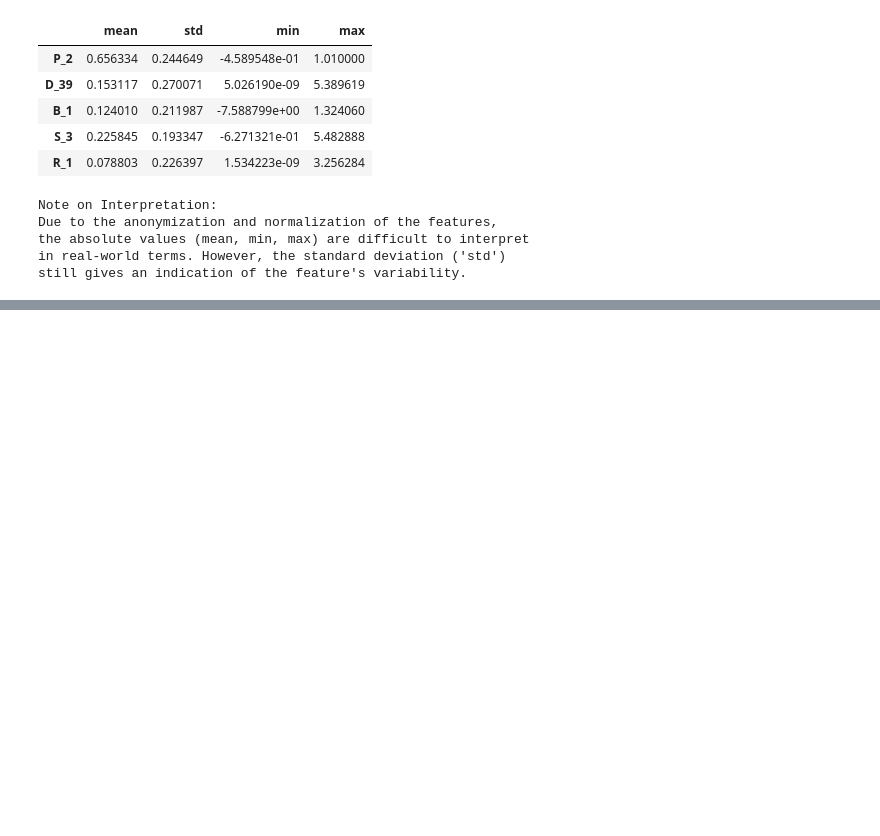
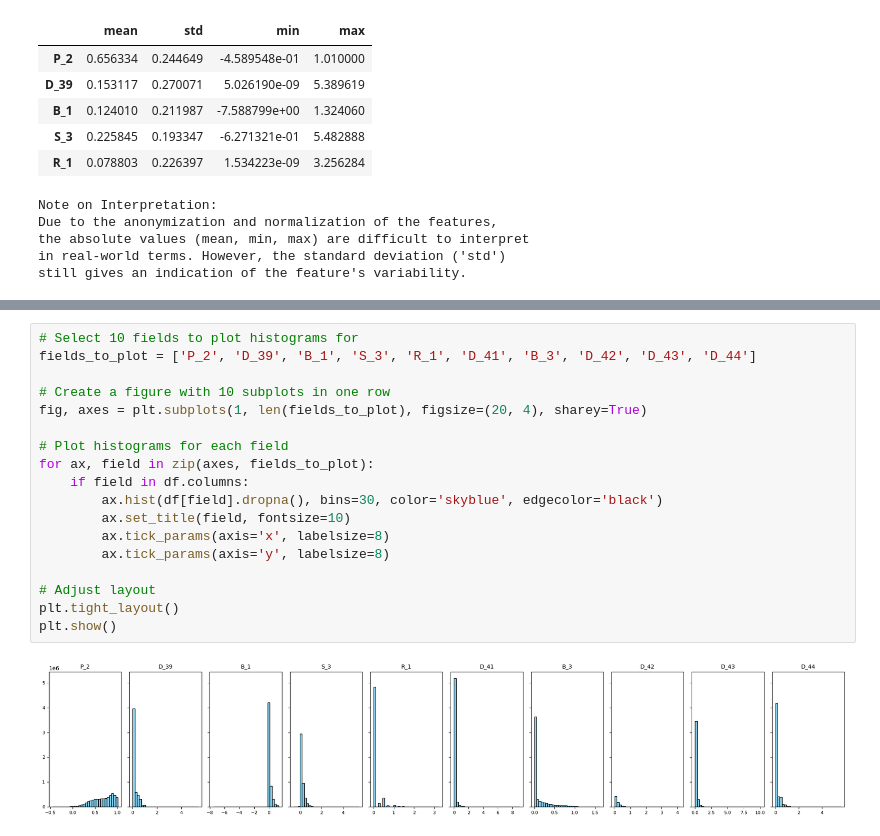
Before and after one commit to Vaseekaran-V/FYP_MSc, a Jupyter notebook: src/eda/eda.ipynb, the cells around one changed output, grey strips where cells are left out. Saved outputs shown, nothing was run; the diff lists cells and outputs as text; blank space fills up the shorter version.

```diff
--- a/src/eda/eda.ipynb
+++ b/src/eda/eda.ipynb
@@ -363,0 +412,20 @@ Observe the plots for potential skewness and outliers.
+# %%
+# Select 10 fields to plot histograms for
+fields_to_plot = ['P_2', 'D_39', 'B_1', 'S_3', 'R_1', 'D_41', 'B_3', 'D_42', 'D_43', 'D_44']
+
+# Create a figure with 10 subplots in one row
+fig, axes = plt.subplots(1, len(fields_to_plot), figsize=(20, 4), sharey=True)
+
+# Plot histograms for each field
+for ax, field in zip(axes, fields_to_plot):
+    if field in df.columns:
+        ax.hist(df[field].dropna(), bins=30, color='skyblue', edgecolor='black')
+        ax.set_title(field, fontsize=10)
+        ax.tick_params(axis='x', labelsize=8)
+        ax.tick_params(axis='y', labelsize=8)
+
+# Adjust layout
+plt.tight_layout()
+plt.show()
+# %% [output]
+[figure, added]
```
Also changed, not shown: parts of 10 cells of this notebook.
